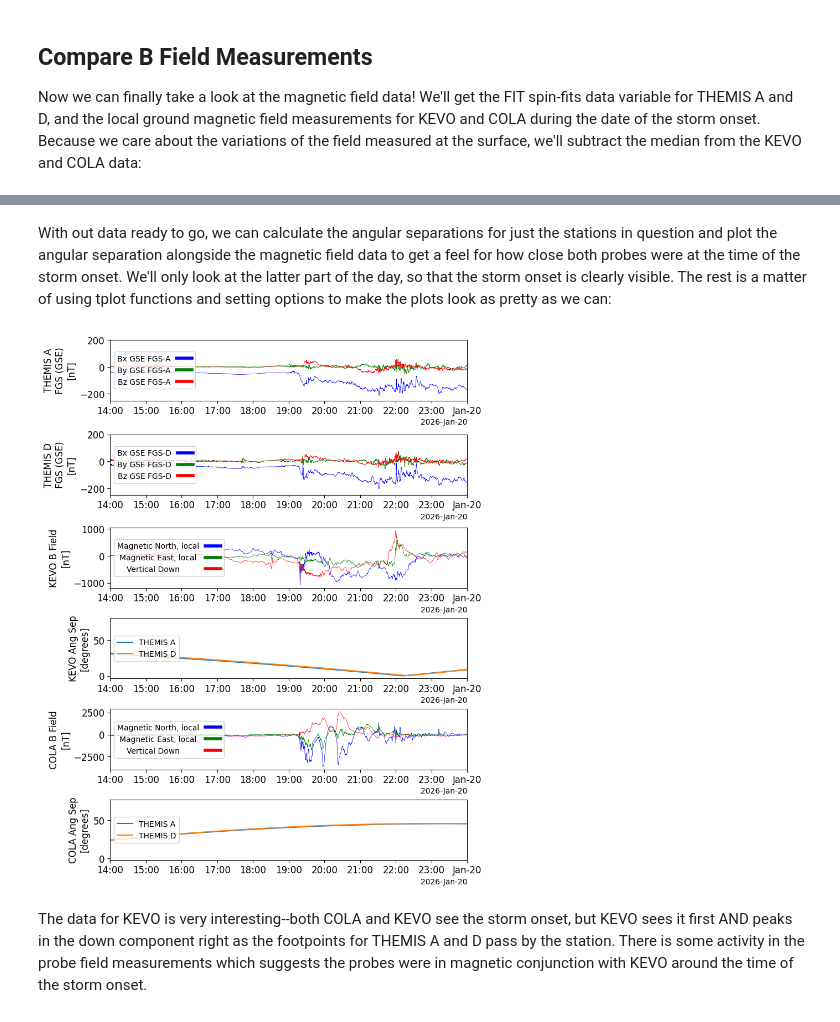
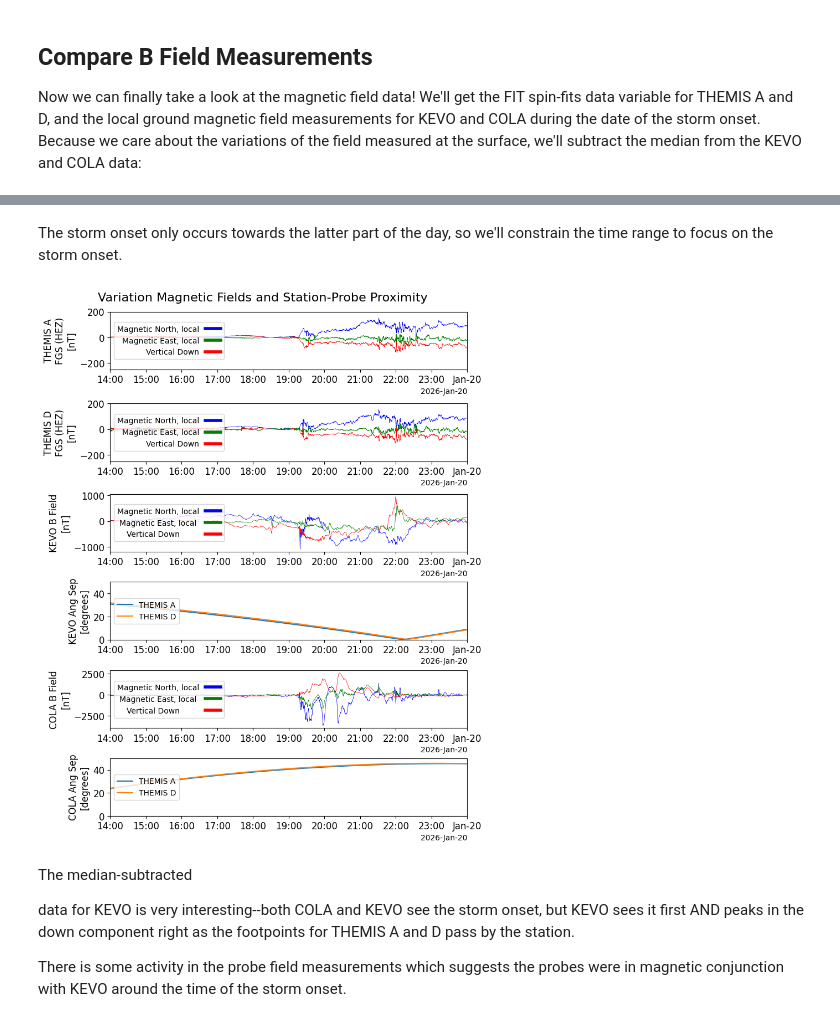
Before and after one commit to spedas/pyspedas_examples, a Jupyter notebook: pyspedas_examples/notebooks/gem_demo_2026.ipynb, the cells around one changed output, grey strips where cells are left out. Saved outputs shown, nothing was run; the diff lists cells and outputs as text; code cells hidden in the pictures.

```diff
--- a/pyspedas_examples/notebooks/gem_demo_2026.ipynb
+++ b/pyspedas_examples/notebooks/gem_demo_2026.ipynb
@@ -327,44 +395,50 @@ subtract_median(['thg_mag_kevo', 'thg_mag_cola'])
 # %% [markdown]
-With out data ready to go, we can calculate the angular separations for just the stations in question and plot the angular separation alongside the magnetic field data to get a feel for how close both probes were at the time of the storm onset. We'll only look at the latter part of the day, so that the storm onset is clearly visible. The rest is a matter of using tplot functions and setting options to make the plots look as pretty as we can:
+The storm onset only occurs towards the latter part of the day, so we'll constrain the time range to focus on the storm onset.
 # %%
 fig, axs = plt.subplots(6,layout="constrained",figsize=(8,10))
-
-ang_sep_kevo_a = ang_sep(station_dict=station_location_dict["KEVO"],trace_data=trace_a)
-ang_sep_kevo_d = ang_sep(station_dict=station_location_dict["KEVO"],trace_data=trace_d)
-ang_sep_cola_a = ang_sep(station_dict=station_location_dict["COLA"],trace_data=trace_a)
-ang_sep_cola_d = ang_sep(station_dict=station_location_dict["COLA"],trace_data=trace_d)
+fig.suptitle('Variation Magnetic Fields and Station-Probe Proximity', fontsize=16)
 
 for ax in axs:
     ax.set_xlim([dt.datetime(2026, 1, 19, 14, 0, tzinfo=dt.timezone.utc),dt.datetime(2026, 1, 20, 0, 0, tzinfo=dt.timezone.utc)])
 axs[0].set_ylim(bottom=-250,top=200)
 axs[1].set_ylim(bottom=-250,top=200)
+
+axs[3].set_ylim(bottom=0,top=50)
+axs[5].set_ylim(bottom=0,top=50)
 
 axs[3].set_ylabel(f"KEVO Ang Sep\n[degrees]",fontsize=12)
 axs[3].tick_params(axis='both', which='major', labelsize=12)
 axs[5].set_ylabel(f"COLA Ang Sep\n[degrees]",fontsize=12)
 axs[5].tick_params(axis='both', which='major', labelsize=12)
 
 axs[3].plot(mdates.num2date((get_data("tha_pos_gsm").times)/(3600*24)),ang_sep_kevo_a,label="THEMIS A")
 axs[3].plot(mdates.num2date((get_data("thd_pos_gsm").times)/(3600*24)),ang_sep_kevo_d,label="THEMIS D")
 axs[5].plot(mdates.num2date((get_data("tha_pos_gsm").times)/(3600*24)),ang_sep_cola_a,label="THEMIS A")
 axs[5].plot(mdates.num2date((get_data("thd_pos_gsm").times)/(3600*24)),ang_sep_cola_d,label="THEMIS D")
 
 axs[3].legend(loc="center left")
 axs[5].legend(loc="center left")
 
-pyspedas.options("tha_fgs_gse", opt_dict={'ytitle':'THEMIS A\nFGS (GSE)'})
-pyspedas.options("thd_fgs_gse", opt_dict={'ytitle':'THEMIS D\nFGS (GSE)'})
+tvar_thm_a_trace = 'tha_fgs_hez'
+tvar_thm_d_trace = 'thd_fgs_hez'
+
+pyspedas.options(tvar_thm_a_trace, opt_dict={'ytitle':'THEMIS A\nFGS (HEZ)','ysubtitle':'[nT]'})
+pyspedas.options(tvar_thm_d_trace, opt_dict={'ytitle':'THEMIS D\nFGS (HEZ)','ysubtitle':'[nT]'})
 pyspedas.options("thg_mag_kevo-m", opt_dict={'ytitle':'KEVO B Field','ysubtitle':'[nT]'})
 pyspedas.options("thg_mag_cola-m", opt_dict={'ytitle':'COLA B Field','ysubtitle':'[nT]'})
 
 fig,axs = tplot(
-    ['tha_fgs_gse','thd_fgs_gse','thg_mag_kevo-m','thg_mag_cola-m'],
+    [tvar_thm_a_trace,tvar_thm_d_trace,'thg_mag_kevo-m','thg_mag_cola-m'], #, 'tha_fgs_gse','thd_fgs_gse'
     fig=fig,axis=[axs[0],axs[1],axs[2],axs[4]],
     return_plot_objects=True,
     pseudo_yaxis_options={'legend_location':'center left'},)
 
 fig.tight_layout()
 # %% [output]
-[figure, old version]
+[figure, new version]
 # %% [markdown]
-The data for KEVO is very interesting--both COLA and KEVO see the storm onset, but KEVO sees it first AND peaks in the down component right as the footpoints for THEMIS A and D pass by the station. There is some activity in the probe field measurements which suggests the probes were in magnetic conjunction with KEVO around the time of the storm onset.
+The median-subtracted
+
+data for KEVO is very interesting--both COLA and KEVO see the storm onset, but KEVO sees it first AND peaks in the down component right as the footpoints for THEMIS A and D pass by the station.
+
+There is some activity in the probe field measurements which suggests the probes were in magnetic conjunction with KEVO around the time of the storm onset.
```
Also changed, not shown: parts of 6 cells of this notebook.
